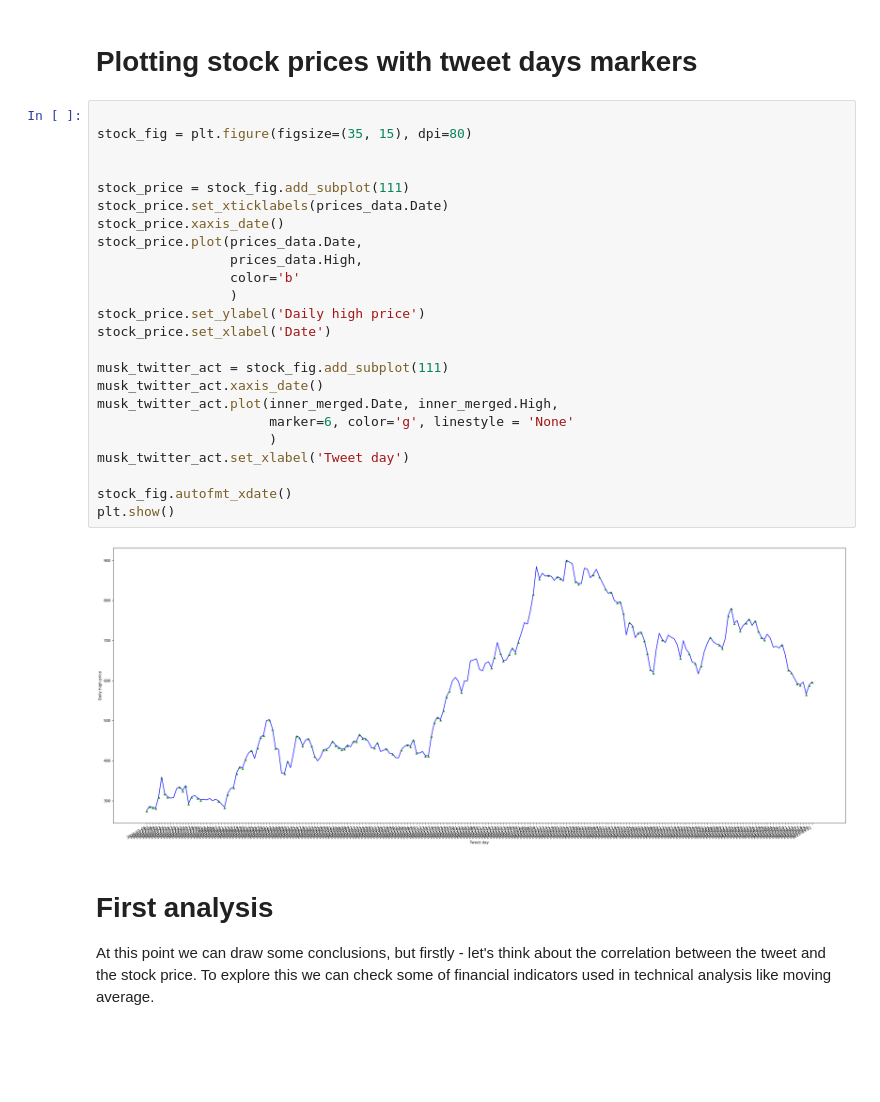
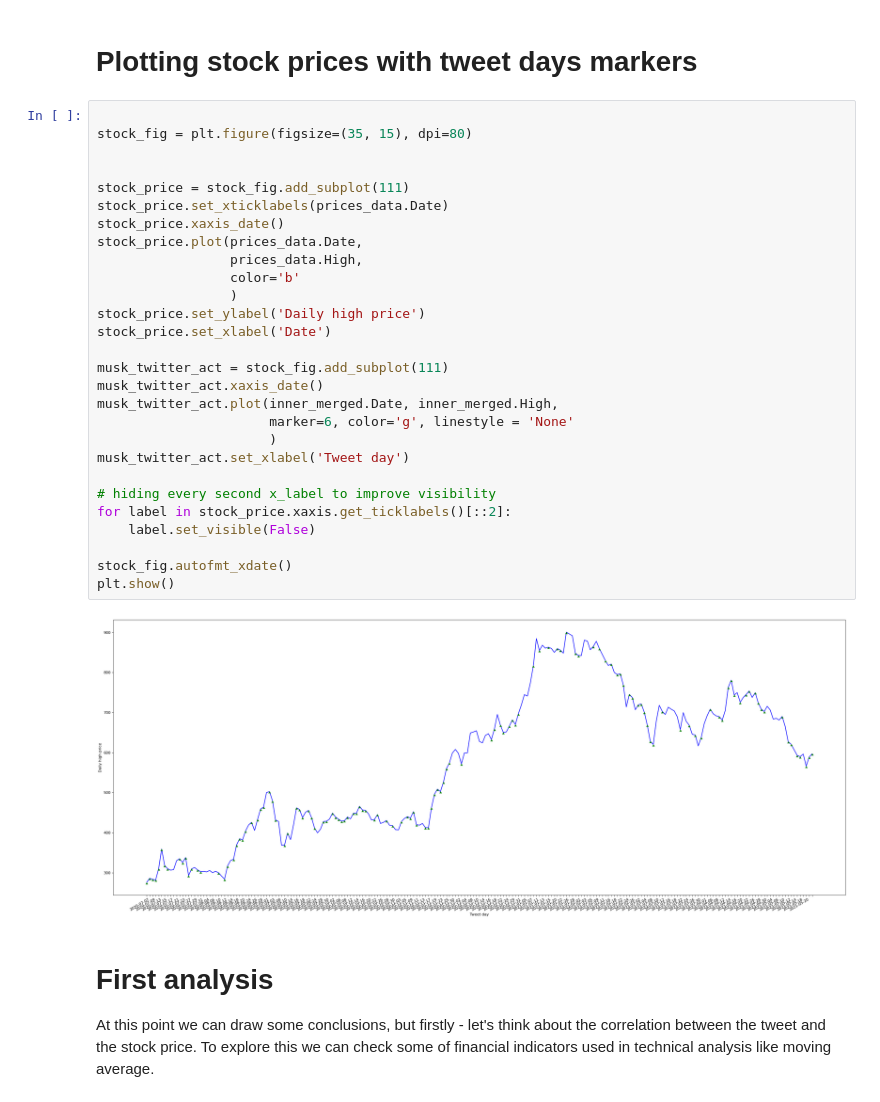
Before and after one commit to fxdx/Tweets-Affecting-Stock-Prices-analysis, a Jupyter notebook: twitter_words_analysis.ipynb, the cells around one changed output. Drawn from its saved outputs; the diff is of its cells as text; blank space fills up the shorter version.

Commit message:
Hiding every second x_label on stock prices with tweet days plot to improve visibility.

```diff
--- a/twitter_words_analysis.ipynb
+++ b/twitter_words_analysis.ipynb
@@ -308,29 +308,33 @@ print(prices_data.head())
 # %%
 
 stock_fig = plt.figure(figsize=(35, 15), dpi=80)
 
 
 stock_price = stock_fig.add_subplot(111)
 stock_price.set_xticklabels(prices_data.Date)
 stock_price.xaxis_date()
 stock_price.plot(prices_data.Date,
                  prices_data.High,
                  color='b'
                  )
 stock_price.set_ylabel('Daily high price')
 stock_price.set_xlabel('Date')
 
 musk_twitter_act = stock_fig.add_subplot(111)
 musk_twitter_act.xaxis_date()
 musk_twitter_act.plot(inner_merged.Date, inner_merged.High,
                       marker=6, color='g', linestyle = 'None'
                       )
 musk_twitter_act.set_xlabel('Tweet day')
 
+# hiding every second x_label to improve visibility
+for label in stock_price.xaxis.get_ticklabels()[::2]:
+    label.set_visible(False)
+
 stock_fig.autofmt_xdate()
 plt.show()
 # %% [output]
-[figure, old version]
+[figure, new version]
 # %% [markdown]
 
 # First analysis
```
